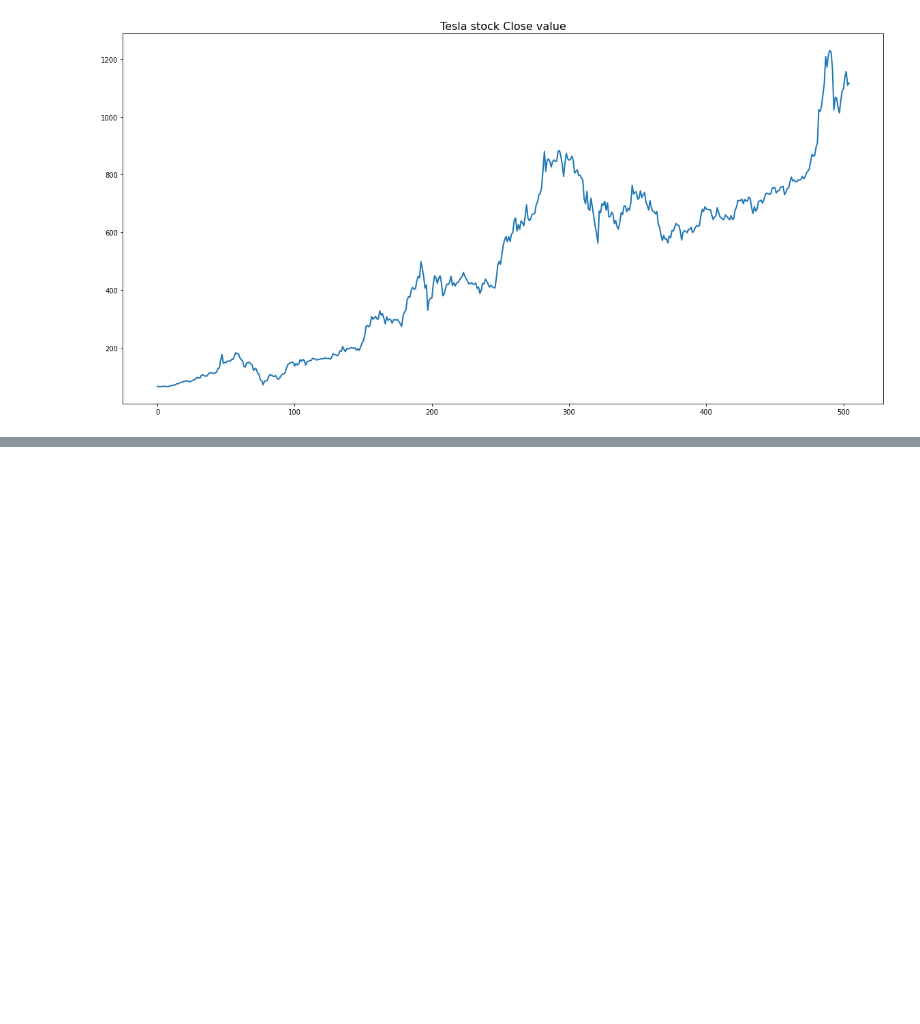
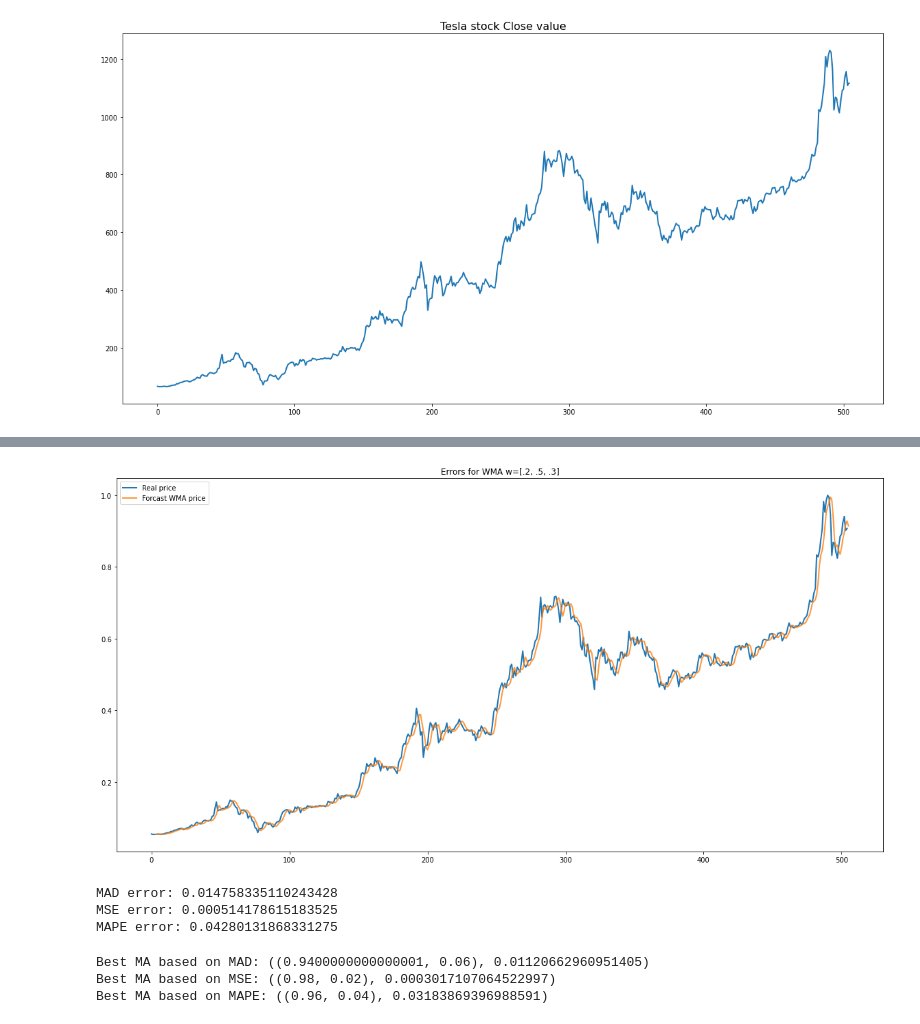
Before and after one commit to jafetimbre/verbose-projects, a Jupyter notebook: statistics/stock-price-pred/stock.ipynb, the cells around one changed output, grey strips where cells are left out. Saved outputs shown, nothing was run; the diff lists cells and outputs as text; code cells hidden in the pictures; blank space fills up the shorter version.

```diff
--- a/statistics/stock-price-pred/stock.ipynb
+++ b/statistics/stock-price-pred/stock.ipynb
@@ -95,0 +200,32 @@ fig.show()
+# %%
+wma_result = WeightedMovingAverage.forcast(real, [ .2, .5, .3 ])
+# %%
+plt.figure(figsize=(20,10))
+plt.title(f"Errors for WMA w=[.2, .5, .3]")
+plt.plot(real.index, real, label="Real price", linewidth=2)
+plt.plot(wma_result.index, wma_result, label="Forcast WMA price", linewidth=2, alpha=.8)
+plt.legend()
+fig.show()
+# %% [output]
+[figure, added]
+# %%
+errs = Errors.ALL(real, wma_result)
+print(f"MAD error: {errs[0]}")
+print(f"MSE error: {errs[1]}")
+print(f"MAPE error: {errs[2]}")
+# %% [output]
+MAD error: 0.014758335110243428
+MSE error: 0.000514178615183525
+MAPE error: 0.04280131868331275
+# %%
+mad_best_wma = WeightedMovingAverage.solve(real, Errors.MAD)
+mse_best_wma = WeightedMovingAverage.solve(real, Errors.MSE)
+mape_best_wma = WeightedMovingAverage.solve(real, Errors.MAPE)
+
+print(f"Best MA based on MAD: {mad_best_wma}")
+print(f"Best MA based on MSE: {mse_best_wma}")
+print(f"Best MA based on MAPE: {mape_best_wma}")
+# %% [output]
+Best MA based on MAD: ((0.9400000000000001, 0.06), 0.01120662960951405)
+Best MA based on MSE: ((0.98, 0.02), 0.0003017107064522997)
+Best MA based on MAPE: ((0.96, 0.04), 0.03183869396988591)
```
Also changed, not shown: parts of 19 cells of this notebook.
